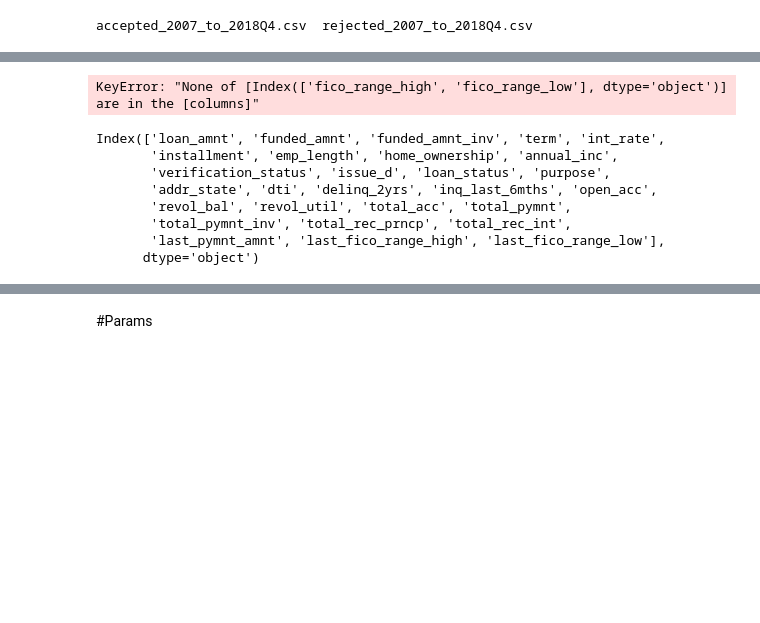
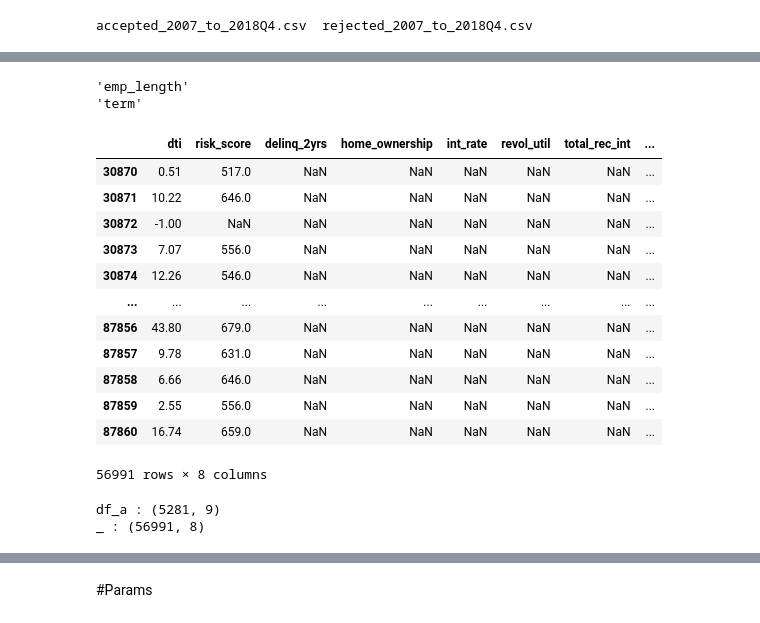
Before and after one commit to hiaac-finance/credit_pipeline, a Jupyter notebook: examples/Model_Pipeline_Functions_Pessoal_V22_LendigClub.ipynb, the cells around one changed output, grey strips where cells are left out. Drawn from its saved outputs; the diff is of its cells as text; code cells hidden in the pictures; blank space fills up the shorter version.

```diff
--- a/examples/Model_Pipeline_Functions_Pessoal_V22_LendigClub.ipynb
+++ b/examples/Model_Pipeline_Functions_Pessoal_V22_LendigClub.ipynb
@@ -161,21 +161,8 @@ df_r["loan_amnt"] = df_r["Amount Requested"]
 df_r["risk_score"] = df_r["Risk_Score"]
 
 #accepted fix names
-df_a["risk_score"] = df_a.loc[:,["fico_range_high","fico_range_low"]].mean(axis=1)
-df_a["TARGET"] = np.where((df_a.loan_status == 'Current') |
+df_a["risk_score"] = df_a.loc[:,["last_fico_range_high","last_fico_range_low"]].mean(axis=1)
+df_a["target"] = np.where((df_a.loan_status == 'Current') |
                         (df_a.loan_status == 'Fully Paid') |
                         (df_a.loan_status== "Issued") |
                         (df_a.loan_status == 'Does not meet the credit policy. Status:Fully Paid'), 0, 1)
-# %% [output]
-KeyError: "None of [Index(['fico_range_high', 'fico_range_low'], dtype='object')] are in the [columns]"
-# %%
-df_a.columns
-# %% [output]
-Index(['loan_amnt', 'funded_amnt', 'funded_amnt_inv', 'term', 'int_rate',
-       'installment', 'emp_length', 'home_ownership', 'annual_inc',
-       'verification_status', 'issue_d', 'loan_status', 'purpose',
-       'addr_state', 'dti', 'delinq_2yrs', 'inq_last_6mths', 'open_acc',
-       'revol_bal', 'revol_util', 'total_acc', 'total_pymnt',
-       'total_pymnt_inv', 'total_rec_prncp', 'total_rec_int',
-       'last_pymnt_amnt', 'last_fico_range_high', 'last_fico_range_low'],
-      dtype='object')
@@ -182,4 +177,33 @@ Index(['loan_amnt', 'funded_amnt', 'funded_amnt_inv', 'term', 'int_rate',
 # %%
-df_o = df_o.drop(columns=["loan_status", "fico_range_low", "fico_range_high"])
-df_r = df_r.drop(columns=["Amount Requested", "Employment Length", "State",
-                   "Debt-To-Income Ratio", "Amount Requested","Risk_Score"])
+# df_a = df_a.drop(columns=["loan_status", "last_fico_range_low", "last_fico_range_high", "issue_d"])
+# df_r = df_r.drop(columns=["Amount Requested", "Employment Length", "State",
+#                    "Debt-To-Income Ratio", "Amount Requested","Risk_Score", "Application Date"])
+# %%
+#rearrange columns order in df_a to match df_r
+
+new_column_order = list(df_r.columns)
+
+# Extend with any columns from df_a that aren't in df_r
+new_column_order += list(df_a.columns.difference(df_r.columns))
+new_column_order.remove('target')
+new_column_order.append('target')
+
+df_a = df_a.reindex(columns=new_column_order)
+# %%
+# #Fix dtype of variable emp_length (Object -> number)
+try:
+    df_a['emp_length'] = df_a['emp_length'].map(lambda x: "0" if x == '< 1 year' else x)
+    df_a['emp_length'] = df_a['emp_length'].map(lambda x : int(re.search(r'\d+', x).group()), na_action='ignore')
+
+    df_r['emp_length'] = df_r['emp_length'].map(lambda x: "0" if x == '< 1 year' else x)
+    df_r['emp_length'] = df_r['emp_length'].map(lambda x : int(re.search(r'\d+', x).group()), na_action='ignore')
+except Exception as e:
+    print(e)
+
+try:
+    df_a['term'] = df_a['term'].map(lambda x : int(re.search(r'\d+', x).group()))
+except Exception as e:
+    print(e)
+# %% [output]
+'emp_length'
+'term'
@@ -186,3 +213,31 @@ df_r = df_r.drop(columns=["Amount Requested", "Employment Length", "State",
+# %%
+#add missing columns to df_r
+input_columns = df_a.columns.difference(df_r.columns).to_list()
+input_columns.remove('target')
+
+for col in input_columns:
+    df_r.insert(df_r.columns.shape[0], col, np.nan)
+# %%
+df_r
+# %% [output]
+|  | dti | risk_score | delinq_2yrs | home_ownership | int_rate | revol_util | total_rec_int | ... |
+| 30870 | 0.51 | 517.0 | NaN | NaN | NaN | NaN | NaN | ... |
+| 30871 | 10.22 | 646.0 | NaN | NaN | NaN | NaN | NaN | ... |
+| 30872 | -1.00 | NaN | NaN | NaN | NaN | NaN | NaN | ... |
+| 30873 | 7.07 | 556.0 | NaN | NaN | NaN | NaN | NaN | ... |
+| 30874 | 12.26 | 546.0 | NaN | NaN | NaN | NaN | NaN | ... |
+| ... | ... | ... | ... | ... | ... | ... | ... | ... |
+| 87856 | 43.80 | 679.0 | NaN | NaN | NaN | NaN | NaN | ... |
+| 87857 | 9.78 | 631.0 | NaN | NaN | NaN | NaN | NaN | ... |
+| 87858 | 6.66 | 646.0 | NaN | NaN | NaN | NaN | NaN | ... |
+| 87859 | 2.55 | 556.0 | NaN | NaN | NaN | NaN | NaN | ... |
+| 87860 | 16.74 | 659.0 | NaN | NaN | NaN | NaN | NaN | ... |
+56991 rows × 8 columns
+# %%
+dex.get_shapes(df_a, df_r)
+# %% [output]
+df_a : (5281, 9)
+_ : (56991, 8)
 # %%
 #@title Create develoment train and test
 # df_train, df_test = tr.create_train_test(df_o, seed=43)
```
Also changed, not shown: parts of 25 cells of this notebook, 3 other files.
